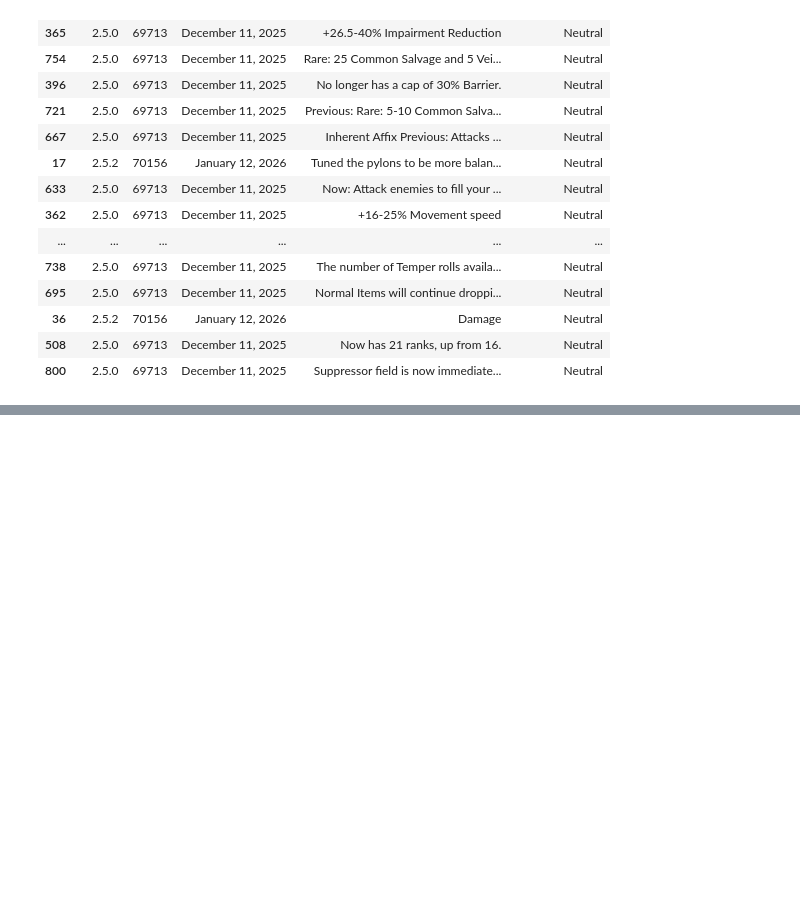
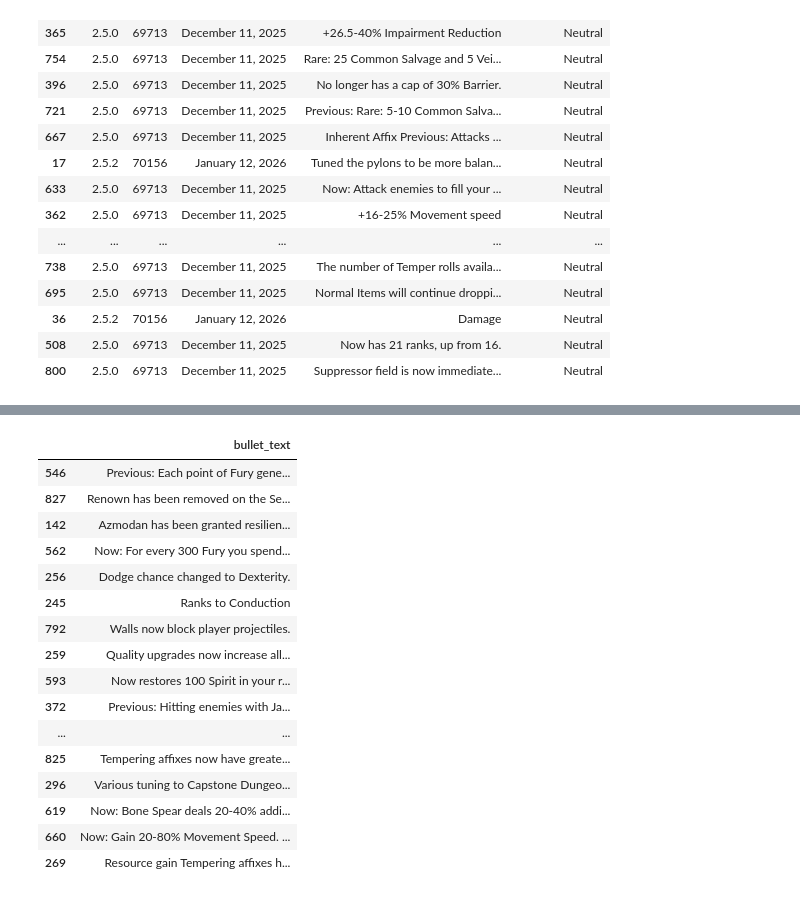
Before and after one commit to AlexToon55/H519-GroupProject, a Jupyter notebook: Brian's Work/StartingOver.ipynb, the cells around one changed output, grey strips where cells are left out. Cells and saved outputs as stored; diff of their text form; code cells hidden in the pictures; blank space fills up the shorter version.

```diff
--- a/Brian's Work/StartingOver.ipynb
+++ b/Brian's Work/StartingOver.ipynb
@@ -485,0 +648,4 @@ df_bullets[df_bullets["impact_category"] == "Neutral"].sample(20, random_state=1
+# %%
+df_bullets["impact_category"] = df_bullets["bullet_text"].apply(classify_bullet)
+
+df_bullets["impact_category"].value_counts()
@@ -485,0 +661,21 @@ df_bullets[df_bullets["impact_category"] == "Neutral"].sample(20, random_state=1
+# %%
+neutral_sample = df_bullets[df_bullets["impact_category"] == "Neutral"].sample(30, random_state=42)
+neutral_sample[["bullet_text"]]
+# %% [output]
+|  | bullet_text |
+| 546 | Previous: Each point of Fury gene... |
+| 827 | Renown has been removed on the Se... |
+| 142 | Azmodan has been granted resilien... |
+| 562 | Now: For every 300 Fury you spend... |
+| 256 | Dodge chance changed to Dexterity. |
+| 245 | Ranks to Conduction |
+| 792 | Walls now block player projectiles. |
+| 259 | Quality upgrades now increase all... |
+| 593 | Now restores 100 Spirit in your r... |
+| 372 | Previous: Hitting enemies with Ja... |
+| ... | ... |
+| 825 | Tempering affixes now have greate... |
+| 296 | Various tuning to Capstone Dungeo... |
+| 619 | Now: Bone Spear deals 20-40% addi... |
+| 660 | Now: Gain 20-80% Movement Speed. ... |
+| 269 | Resource gain Tempering affixes h... |
```
Also changed, not shown: parts of 4 cells of this notebook, 1 other file.
